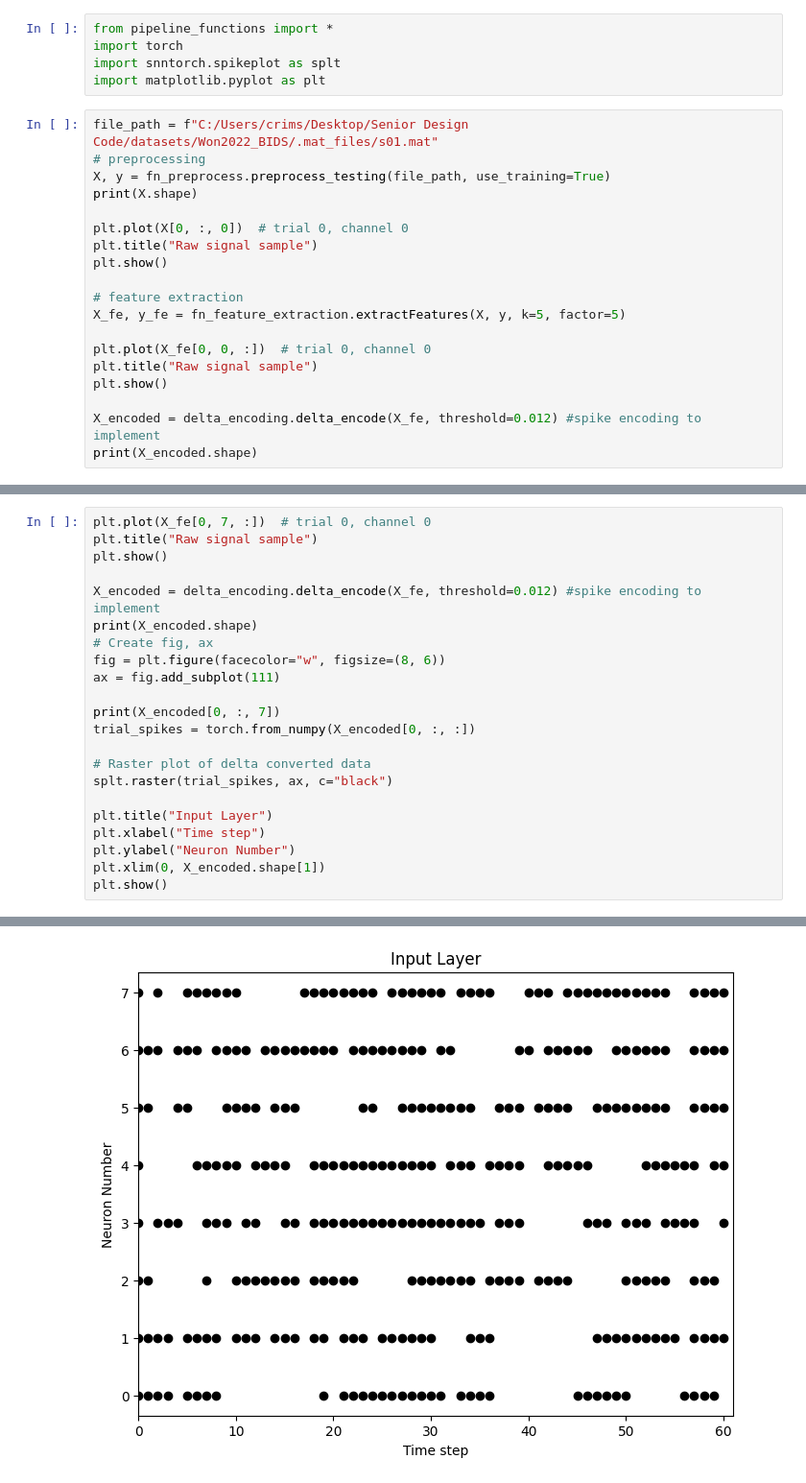
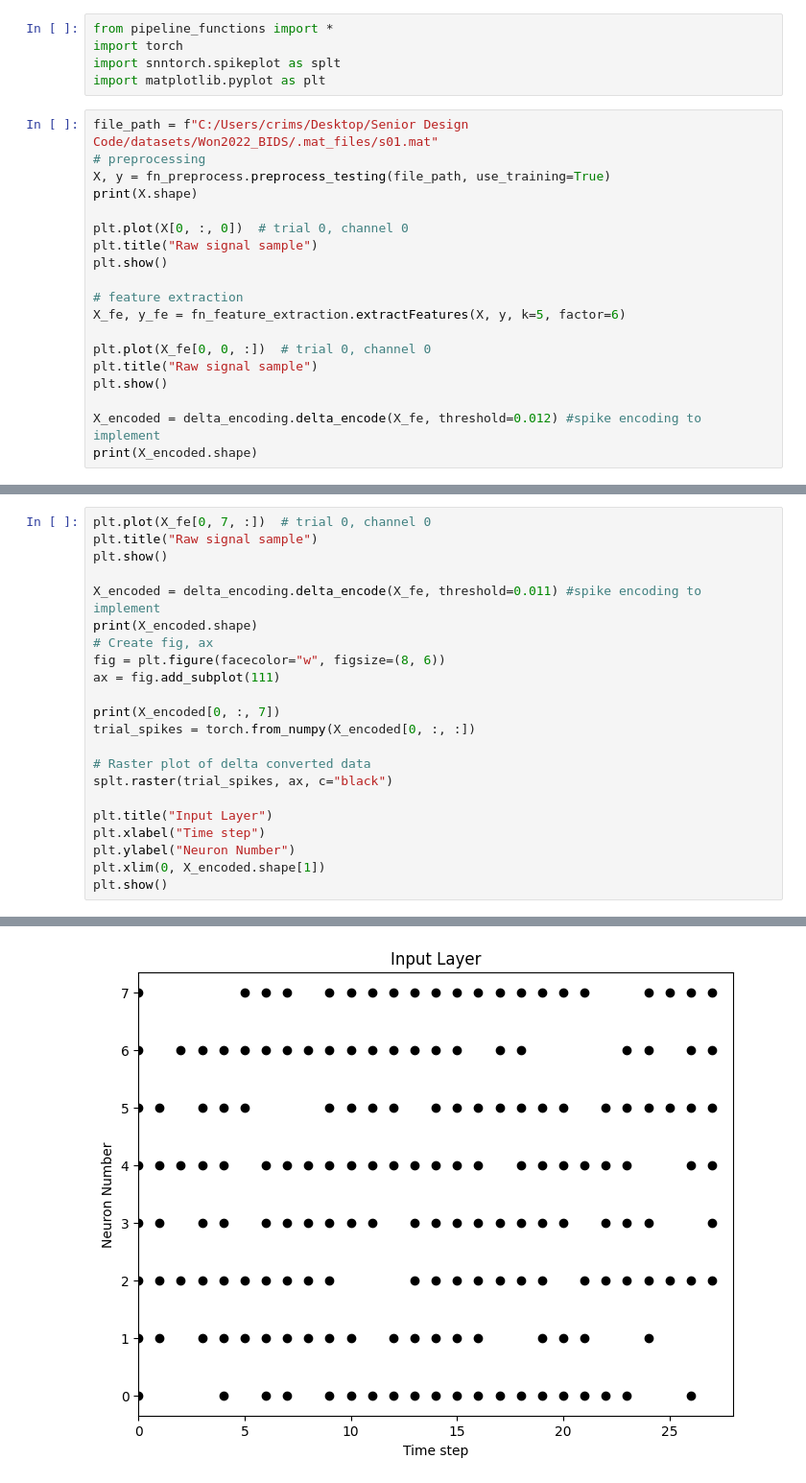
Before and after one commit to MacFadyenK/VirtualKeyboard, a Jupyter notebook: BCI_keyboard_pipeline.ipynb, the cells around one changed output, grey strips where cells are left out. Shown at 96% size. Drawn from its saved outputs; the diff is of its cells as text.

```diff
--- a/BCI_keyboard_pipeline.ipynb
+++ b/BCI_keyboard_pipeline.ipynb
@@ -14,7 +14,7 @@ plt.title("Raw signal sample")
 plt.show()
 
 # feature extraction
-X_fe, y_fe = fn_feature_extraction.extractFeatures(X, y, k=5, factor=5)
+X_fe, y_fe = fn_feature_extraction.extractFeatures(X, y, k=5, factor=6)
 
 plt.plot(X_fe[0, 0, :])  # trial 0, channel 0
 plt.title("Raw signal sample")
@@ -35,7 +35,7 @@ plt.plot(X_fe[0, 7, :])  # trial 0, channel 0
 plt.title("Raw signal sample")
 plt.show()
 
-X_encoded = delta_encoding.delta_encode(X_fe, threshold=0.012) #spike encoding to implement
+X_encoded = delta_encoding.delta_encode(X_fe, threshold=0.011) #spike encoding to implement
 print(X_encoded.shape)
 # Create fig, ax
 fig = plt.figure(facecolor="w", figsize=(8, 6))
@@ -61,4 +60,4 @@ plt.show()
-[figure, old version]
+[figure, new version]
 # %%
 
 # create module
```
Also changed, not shown: parts of 3 cells of this notebook.
